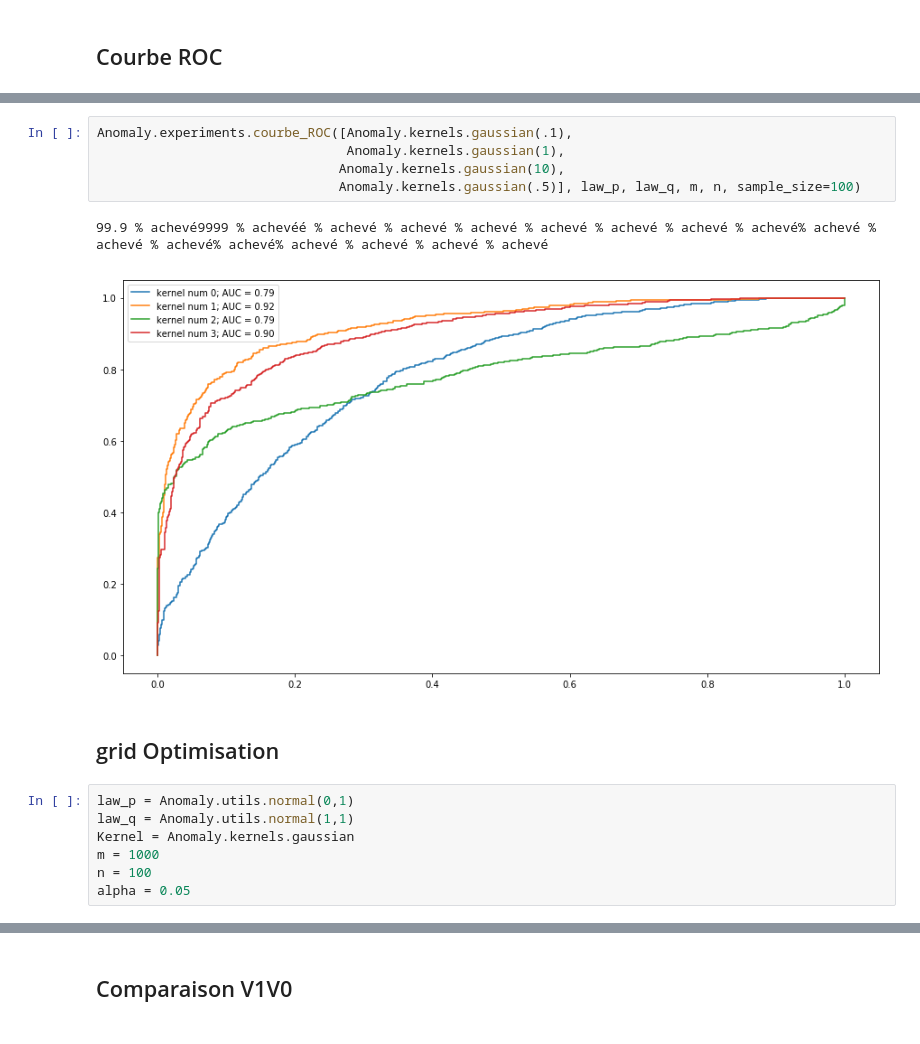
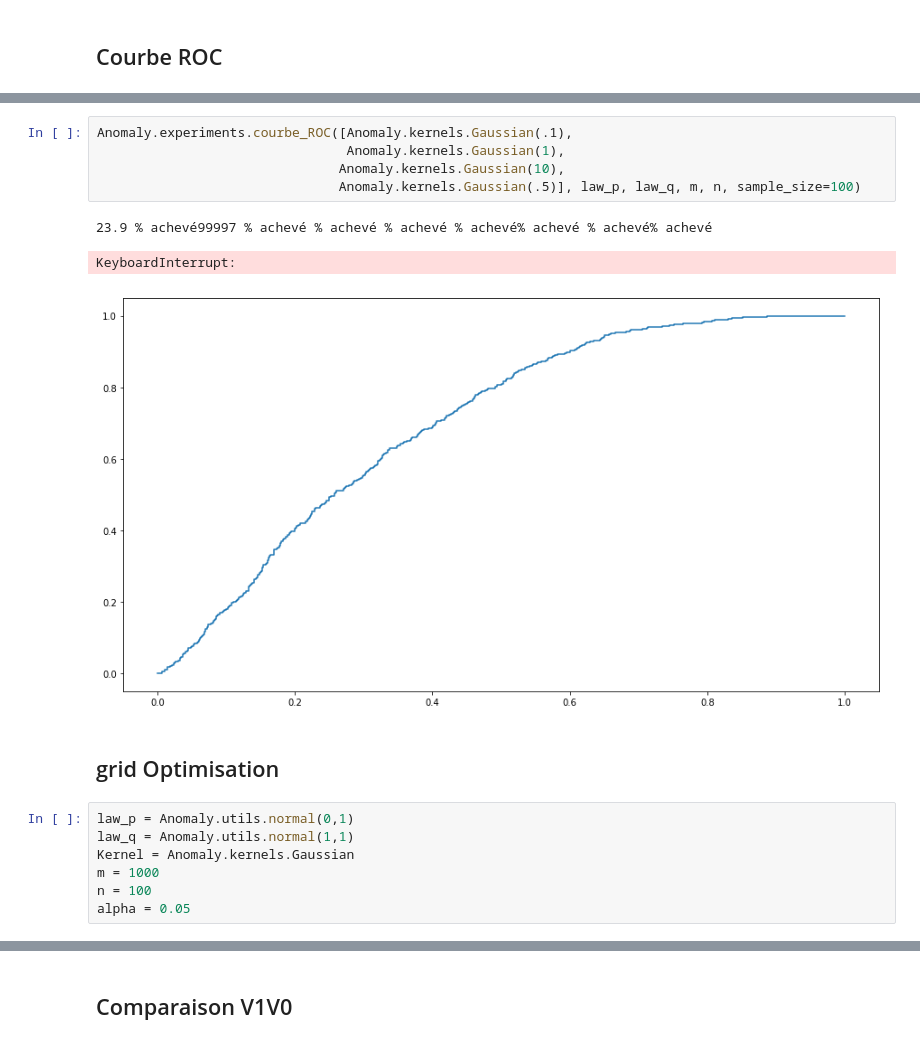
Before and after one commit to kronerte/Memoire, a Jupyter notebook: Experiments/Kernel Optimisation.ipynb, the cells around one changed output, grey strips where cells are left out. Cells and saved outputs as stored; diff of their text form.

Commit message:
Amélioration Somme de Kernels

```diff
--- a/Experiments/Kernel Optimisation.ipynb
+++ b/Experiments/Kernel Optimisation.ipynb
@@ -65,17 +65,18 @@ fpr, tpr, thresholds = roc_curve(y, scores)
 # %%
-Anomaly.experiments.courbe_ROC([Anomaly.kernels.gaussian(.1),
-                                Anomaly.kernels.gaussian(1),
-                               Anomaly.kernels.gaussian(10),
-                               Anomaly.kernels.gaussian(.5)], law_p, law_q, m, n, sample_size=100)
+Anomaly.experiments.courbe_ROC([Anomaly.kernels.Gaussian(.1),
+                                Anomaly.kernels.Gaussian(1),
+                               Anomaly.kernels.Gaussian(10),
+                               Anomaly.kernels.Gaussian(.5)], law_p, law_q, m, n, sample_size=100)
 # %% [output]
-99.9 % achevé9999 % achevéé % achevé % achevé % achevé % achevé % achevé % achevé % achevé% achevé % achevé % achevé% achevé% achevé % achevé % achevé % achevé
+23.9 % achevé99997 % achevé % achevé % achevé % achevé% achevé % achevé% achevé
+KeyboardInterrupt:
-[figure, old version]
+[figure, new version]
 # %% [markdown]
 ## grid Optimisation
 # %%
 law_p = Anomaly.utils.normal(0,1)
 law_q = Anomaly.utils.normal(1,1)
-Kernel = Anomaly.kernels.gaussian
+Kernel = Anomaly.kernels.Gaussian
 m = 1000
 n = 100
 alpha = 0.05
```
Also changed, not shown: parts of 20 cells of this notebook, 2 other files.
